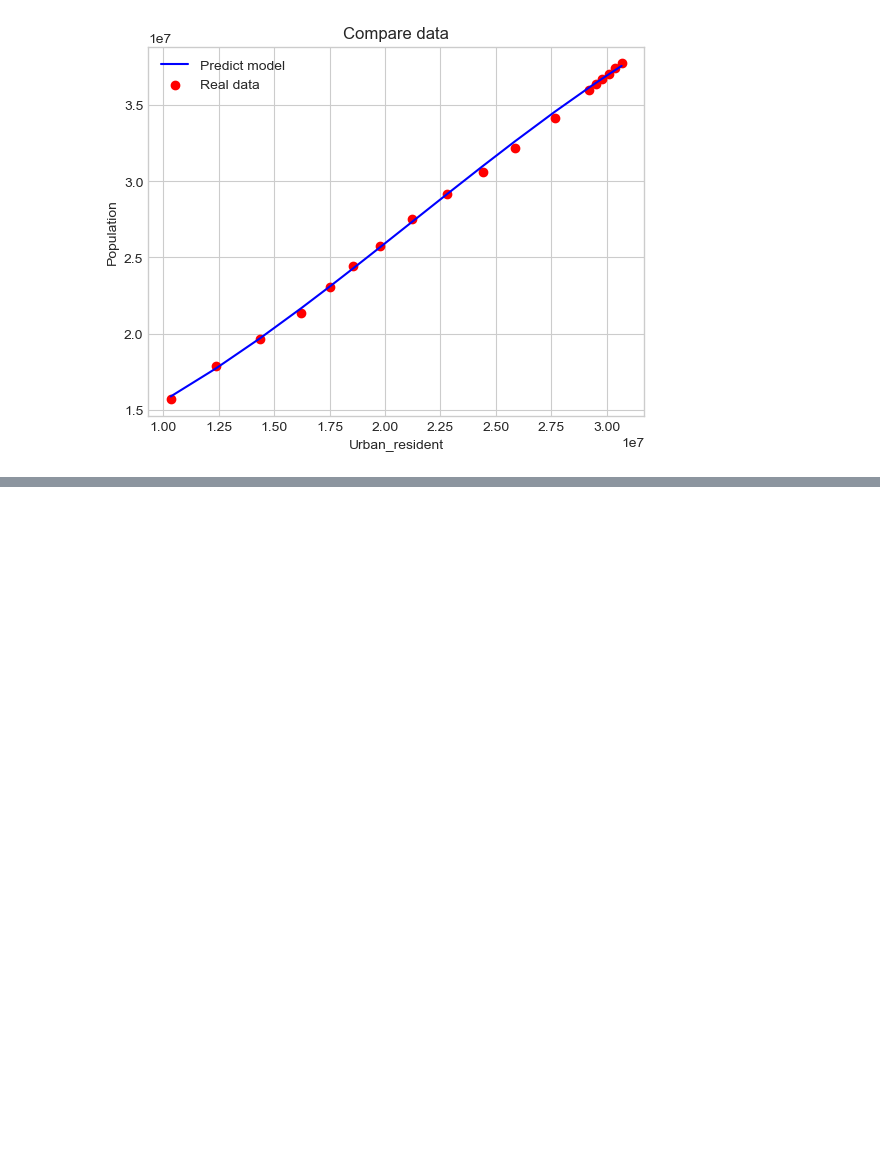
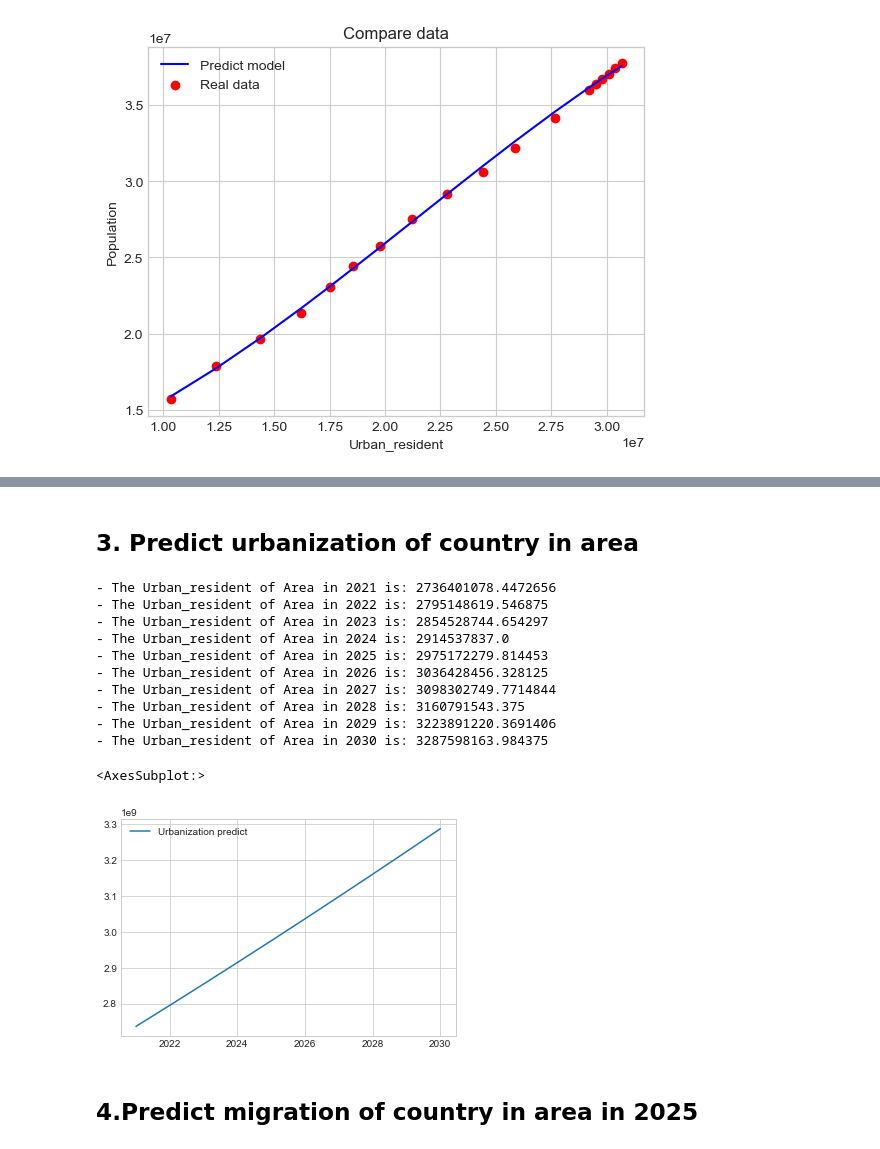
Before and after one commit to HoDangCao/Data-collection-and-population-analysis-of-Asia-and-North-America, a Jupyter notebook: DSProject - latest ver.ipynb, the cells around one changed output, grey strips where cells are left out. Drawn from its saved outputs; the diff is of its cells as text; code cells hidden in the pictures; blank space fills up the shorter version.

```diff
--- a/DSProject - latest ver.ipynb
+++ b/DSProject - latest ver.ipynb
@@ -1215,0 +1330,27 @@ visualizeDataForPoly(X,y1,y1Preds,bestFieldForPreds,fieldWantToPredict)
+# %% [markdown]
+## 3. Predict urbanization of country in area
+# %%
+predictUrbanization={}
+powFieldValue, minRFieldValue = findTheBestNForMinRField('Area',listField[5],popInfo)
+for i in range (2021,2031):
+    predictYear = i
+    predictUrbanization.setdefault(i,predictField('Area',listField[5],popInfo,predictYear,powFieldValue))
+
+# predictPop=pd.DataFrame
+predictUrbanization=pd.DataFrame.from_dict(predictUrbanization,orient='index',columns=['Urbanization predict'])
+predictUrbanization.plot()
+# %% [output]
+- The Urban_resident of Area in 2021 is: 2736401078.4472656
+- The Urban_resident of Area in 2022 is: 2795148619.546875
+- The Urban_resident of Area in 2023 is: 2854528744.654297
+- The Urban_resident of Area in 2024 is: 2914537837.0
+- The Urban_resident of Area in 2025 is: 2975172279.814453
+- The Urban_resident of Area in 2026 is: 3036428456.328125
+- The Urban_resident of Area in 2027 is: 3098302749.7714844
+- The Urban_resident of Area in 2028 is: 3160791543.375
+- The Urban_resident of Area in 2029 is: 3223891220.3691406
+- The Urban_resident of Area in 2030 is: 3287598163.984375
+<AxesSubplot:>
+[figure, added]
+# %% [markdown]
+## 4.Predict migration of country in area in 2025
```
Also changed, not shown: parts of 24 cells of this notebook.
